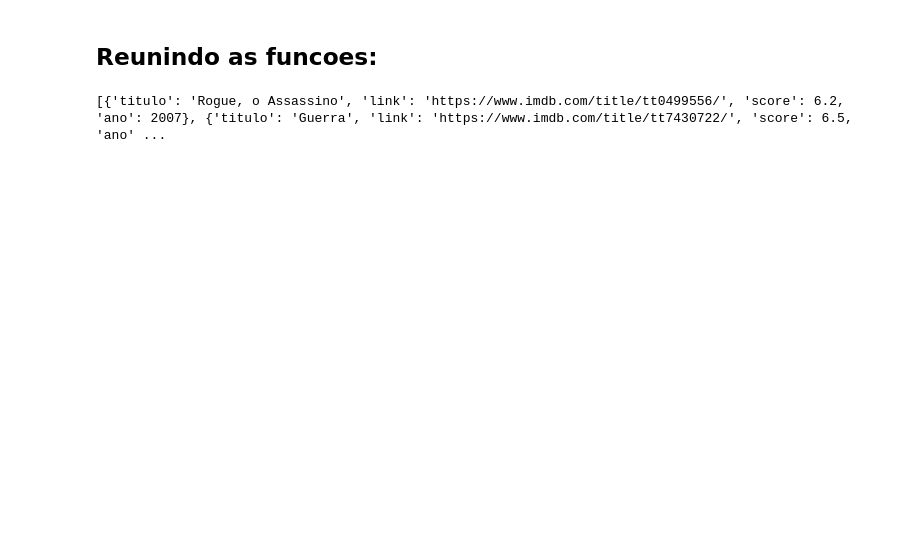
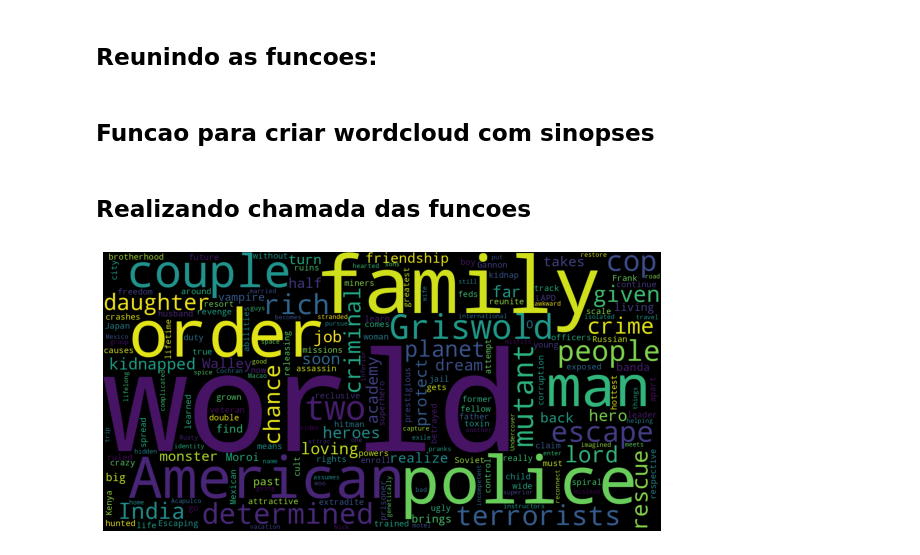
Before and after one commit to AntonioJCosta/Mini-Curso-Python-Na-Pratica, a Jupyter notebook: Aula 02 - Conceitos e projetos sobre web scraping/Programas.ipynb, the cells around one changed output. Cells and saved outputs as stored; diff of their text form; code cells hidden in the pictures; blank space fills up the shorter version.

Commit message:
Add sinopses_word_cloud function

```diff
--- a/Aula 02 - Conceitos e projetos sobre web scraping/Programas.ipynb
+++ b/Aula 02 - Conceitos e projetos sobre web scraping/Programas.ipynb
@@ -206,6 +171,15 @@ def get_score(analise_site):
     if score is None:
         return None
     return float(score.text)
+
+def get_sinopse(analise_site):
+    sinopse = analise_site.find("span", attrs = {"class": "GenresAndPlot__TextContainerBreakpointXS_TO_M-cum89p-0 dcFkRD"})
+    if sinopse is None:
+        return None
+    read_all_string = "... Read all"
+    if read_all_string not in sinopse.text:
+        return sinopse.text
+    return sinopse.text.replace(read_all_string, "")
 
 def buscador_filmes(genero, numero_filmes):
     url = f'https://www.imdb.com/find?s=tt&q={genero}&ref_=nv_sr_sm'
@@ -229,7 +203,8 @@ def buscador_filmes(genero, numero_filmes):
         links_completos.append(link_completo)
 
     lista_filmes = []
-    # Segundo for: com os links coletados fazer uma iteracao em cada um e coletar as informacoes das funcoes get_score() e get_ano())
+    all_sinopse_list = []
+    # Segundo for: com os links coletados fazer uma iteracao em cada um e coletar as informacoes das funcoes get_score(), get_ano() e get_sinopse())
     for titulo, link_completo in zip(titulos_filmes, links_completos):
         dic = {'titulo': titulo, 'link': link_completo}
         req = requests.get(link_completo)
@@ -238,12 +213,36 @@ def buscador_filmes(genero, numero_filmes):
 
         dic['score'] = get_score(analise)
         dic['ano'] = get_ano(analise)
+        dic['sinopse'] = get_sinopse(analise)
+        all_sinopse_list.append(dic['sinopse'])
         lista_filmes.append(dic)
-
-    print(lista_filmes)
-genero_filme = input("Digite um genero de filme ")
-qtt_filmes = int(input("Quantos filmes voce deseja coletar? "))
-
-buscador_filmes(genero_filme, qtt_filmes)
+    return (lista_filmes, all_sinopse_list)
-# %% [output]
-[{'titulo': 'Rogue, o Assassino', 'link': 'https://www.imdb.com/title/tt0499556/', 'score': 6.2, 'ano': 2007}, {'titulo': 'Guerra', 'link': 'https://www.imdb.com/title/tt7430722/', 'score': 6.5, 'ano' ...
+# %% [markdown]
+## **Funcao para criar wordcloud com sinopses**
+# %%
+def sinopses_word_cloud(sinopses_list, genero_filme):
+    stopwords = set(STOPWORDS)
+    palavras_nao_utilizadas = ["da", "meu", "em", "você", "de", "ao", "os", "None", "que", "é", "ha"]
+    stopwords.update(palavras_nao_utilizadas)
+    all_sinopse_joined = " ".join(sinopses_list)
+    wordcloud = WordCloud(stopwords=stopwords,
+                        background_color="black",
+                        width=1600, height=800).generate(all_sinopse_joined)
+
+    fig, ax = plt.subplots(figsize=(10,6))
+    ax.imshow(wordcloud, interpolation='bilinear')
+    ax.set_axis_off()
+
+    plt.imshow(wordcloud);
+    wordcloud.to_file(f"Sinopses_word_cloud - genero: {genero_filme}.png")
+# %% [markdown]
+## **Realizando chamada das funcoes**
+# %%
+genero_filme = input("Digite um genero de filme ")
+qtt_filmes = int(input("Quantos filmes voce deseja coletar? "))
+filmes_coletados = buscador_filmes(genero_filme, qtt_filmes)
+lista_filmes = filmes_coletados[0]
+lista_de_sinopses = filmes_coletados[1]
+sinopses_word_cloud(lista_de_sinopses, genero_filme)
+# %% [output]
+[figure, added]
```
Also changed, not shown: parts of 6 cells of this notebook, 5 other files.
